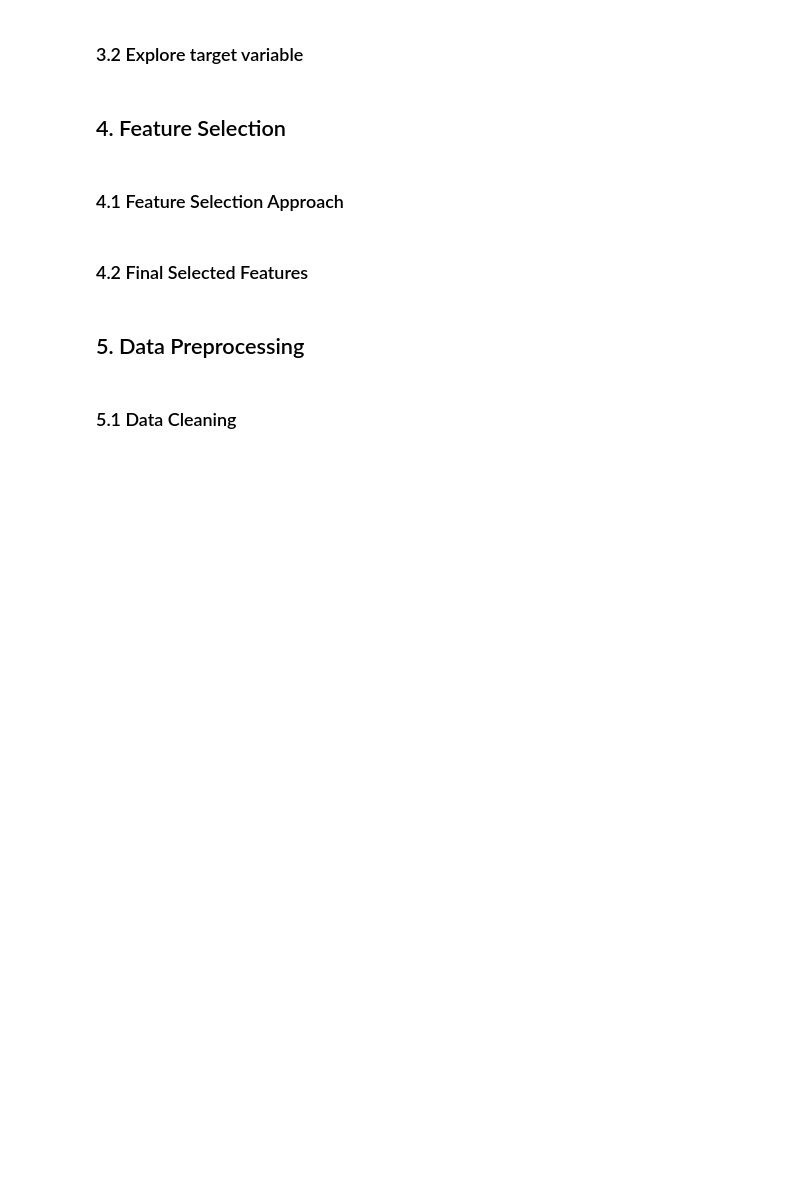
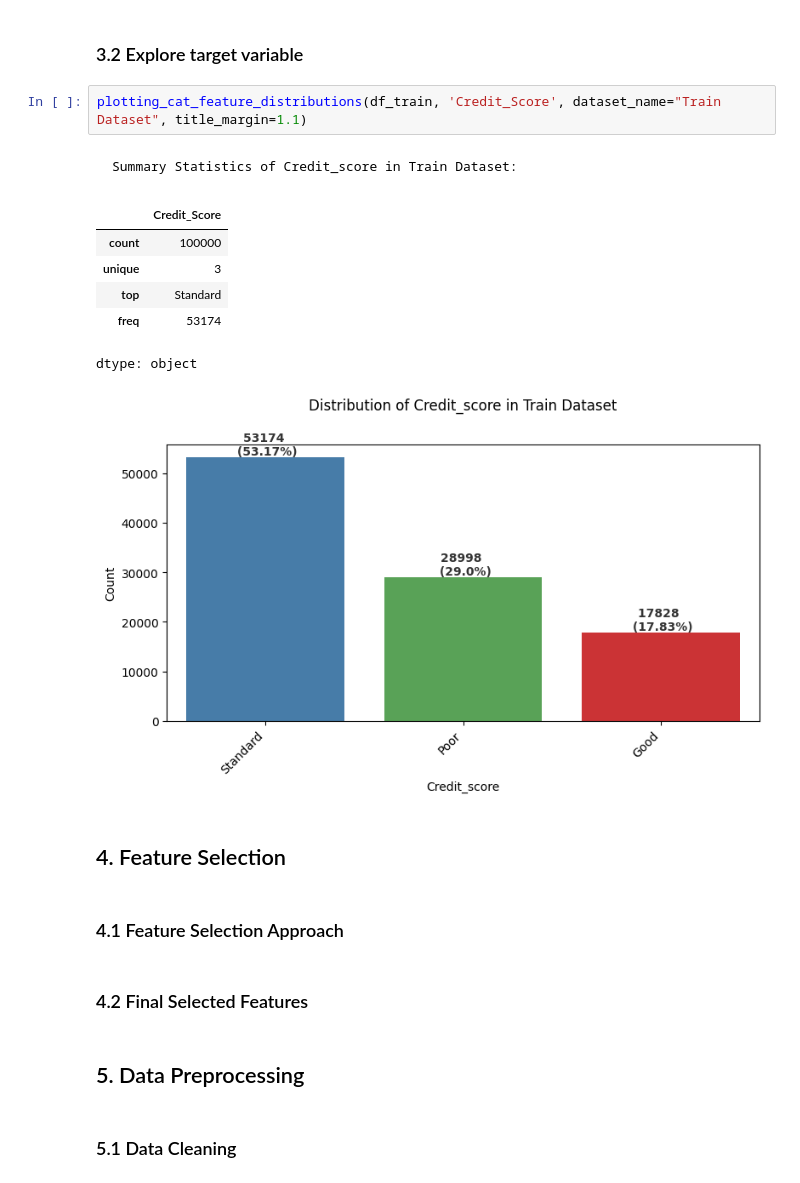
Before and after one commit to Nelkit/DSI-AT2-data-analysis-project, a Jupyter notebook: notebooks/DSI_AT2_data_analysis_project.ipynb, the cells around one changed output. Cells and saved outputs as stored; diff of their text form; blank space fills up the shorter version.

```diff
--- a/notebooks/DSI_AT2_data_analysis_project.ipynb
+++ b/notebooks/DSI_AT2_data_analysis_project.ipynb
@@ -198,5 +448,16 @@ df_train.describe()
 # %% [markdown]
 ### 3.2 Explore target variable
+# %%
+plotting_cat_feature_distributions(df_train, 'Credit_Score', dataset_name="Train Dataset", title_margin=1.1)
+# %% [output]
+Summary Statistics of Credit_score in Train Dataset:
+|  | Credit_Score |
+| count | 100000 |
+| unique | 3 |
+| top | Standard |
+| freq | 53174 |
+dtype: object
+[figure, added]
 # %% [markdown]
 ## 4. Feature Selection
 # %% [markdown]
```
Also changed, not shown: parts of 15 cells of this notebook.
